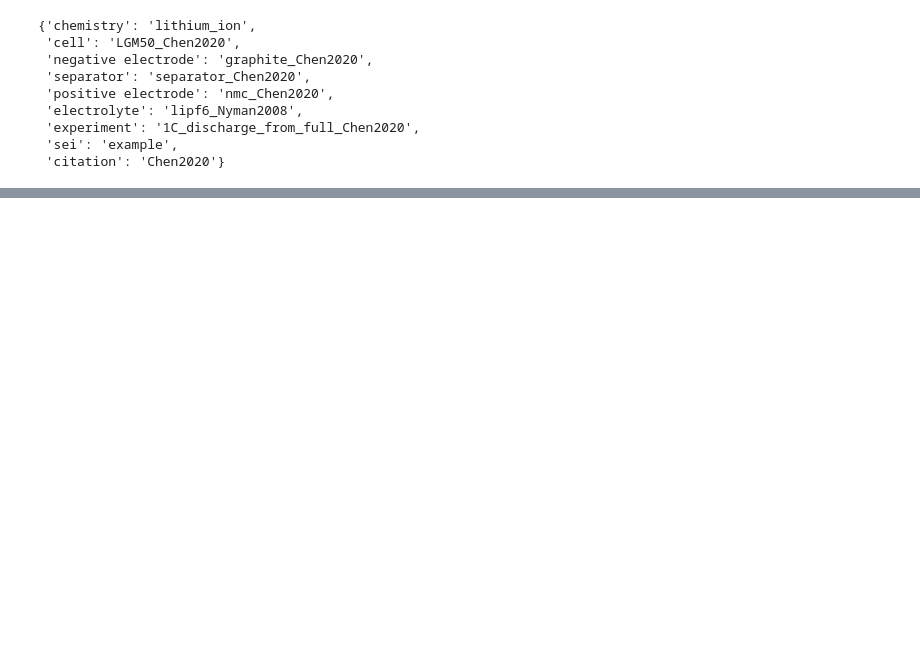
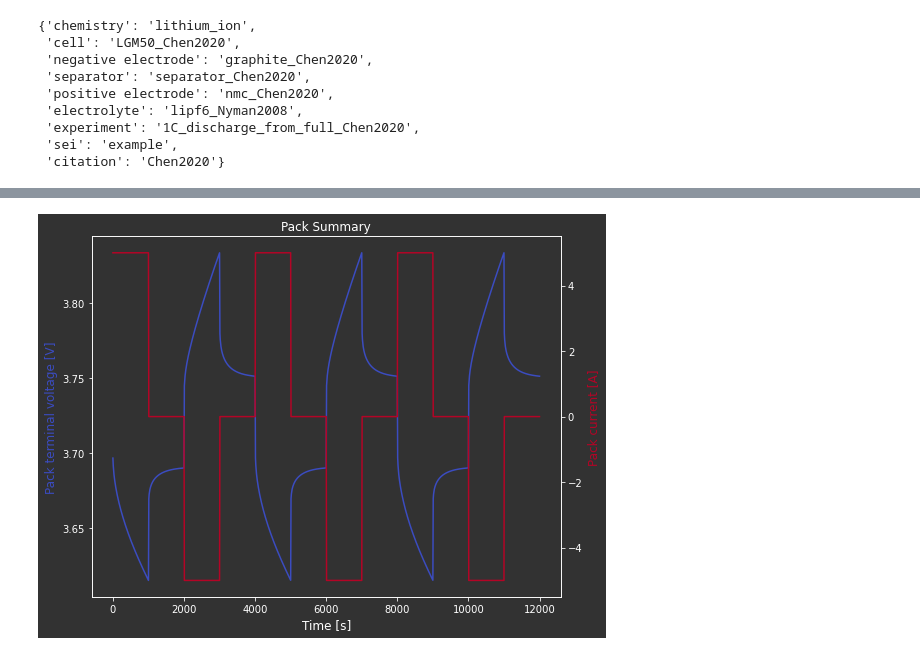
Before and after one commit to eirikbaekkelund/liionpack, a Jupyter notebook: Testing PyBaMM/digital_twin.ipynb, the cells around one changed output, grey strips where cells are left out. Saved outputs shown, nothing was run; the diff lists cells and outputs as text; code cells hidden in the pictures; blank space fills up the shorter version.

```diff
--- a/Testing PyBaMM/digital_twin.ipynb
+++ b/Testing PyBaMM/digital_twin.ipynb
@@ -80,0 +217,23 @@ SyntaxError: invalid syntax (3025649900.py, line 3)
+# %%
+output_variables = [
+    "X-averaged negative particle surface concentration [mol.m-3]",
+    "X-averaged positive particle surface concentration [mol.m-3]",
+]
+
+# PyBaMM parameters
+chemistry = pybamm.parameter_sets.Chen2020
+parameter_values = pybamm.ParameterValues(chemistry=chemistry)
+# %%
+# Cycling experiment
+experiment = pybamm.Experiment(
+    [
+        (
+            "Discharge at 5 A for 1000 s or until 3.3 V",
+            "Rest for 1000 s",
+            "Charge at 5 A for 1000 s or until 4.1 V",
+            "Rest for 1000 s",
+        )
+    ]
+    * 3,
+    period="10 s",
+)
@@ -80,0 +255,13 @@ SyntaxError: invalid syntax (3025649900.py, line 3)
+# %%
+# Solve pack
+output = lp.solve(
+    netlist=netlist,
+    parameter_values=parameter_values,
+    experiment=experiment,
+    output_variables=output_variables,
+    initial_soc=0.5
+)
+# %%
+lp.plot_pack(output)
+# %% [output]
+[figure, added]
```
Also changed, not shown: parts of 28 cells of this notebook.
